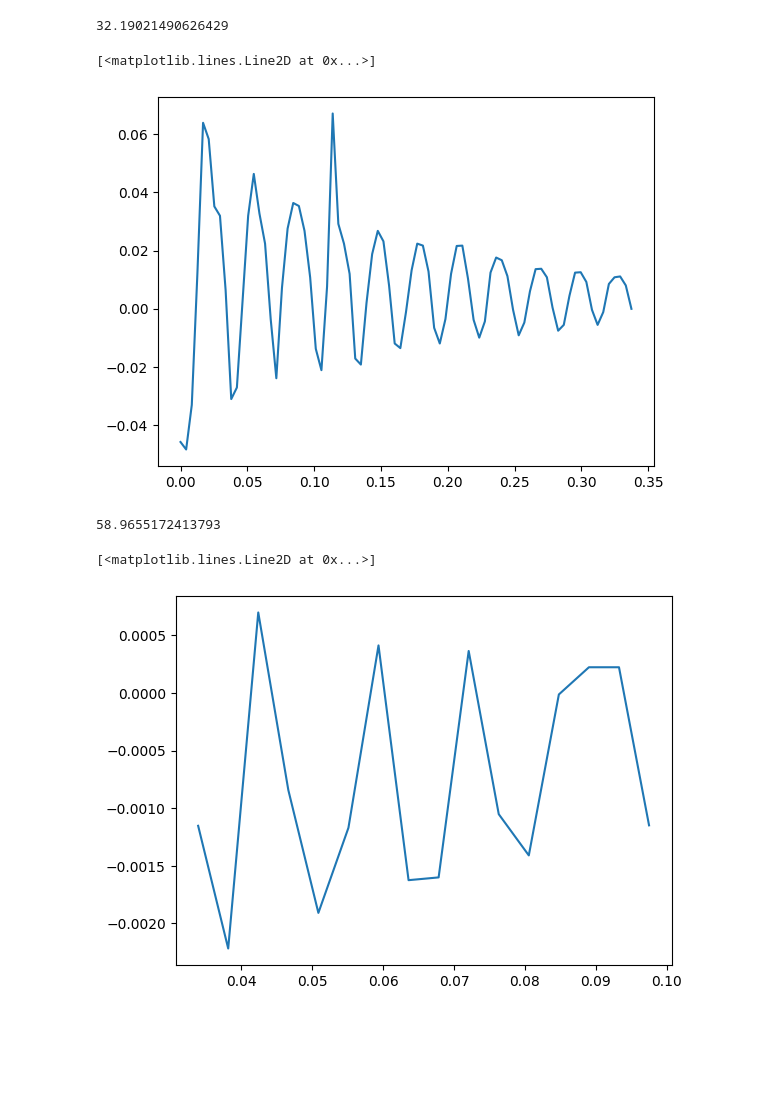
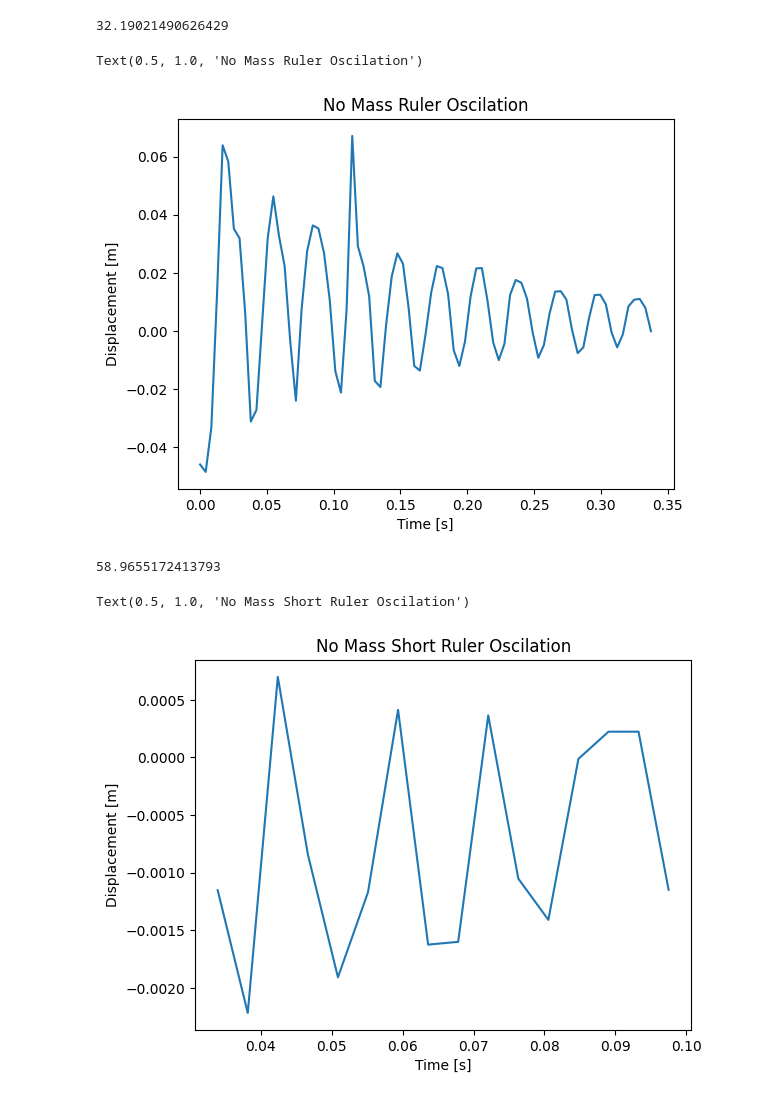
Before and after one commit to The-Josh-Chan/school_projects, a Jupyter notebook: MECH523_Microsystems/data_crunch.ipynb, the cells around one changed output. Drawn from its saved outputs; the diff is of its cells as text; code cells hidden in the pictures; blank space fills up the shorter version.

```diff
--- a/MECH523_Microsystems/data_crunch.ipynb
+++ b/MECH523_Microsystems/data_crunch.ipynb
@@ -36,14 +36,17 @@ def get_time_range(fps, x_data):
 # %%
 # No Mass
 noMass = load_data("NoMass.txt")
 time_range = get_time_range(240, noMass['t'])
 noMass_hz = get_hz(time_range, noMass['y'])
 print(noMass_hz)
 plt.plot(time_range, noMass['y'])
+plt.xlabel("Time [s]")
+plt.ylabel("Displacement [m]")
+plt.title("No Mass Ruler Oscilation")
 # %% [output]
 32.19021490626429
-[<matplotlib.lines.Line2D at 0x...>]
+Text(0.5, 1.0, 'No Mass Ruler Oscilation')
-[figure, old version]
+[figure, new version]
 # %%
 # No Mass
 shortNo = pd.read_csv("ShortNo.txt", delimiter='\t', skiprows=1)
@@ -60,10 +63,13 @@ shortNo_hz = 1/period_time
 # shortNo_hz = get_hz(list(shortNo['ts']), shortNo['y'])
 print(shortNo_hz)
 plt.plot(shortNo['ts'], shortNo['y'])
+plt.xlabel("Time [s]")
+plt.ylabel("Displacement [m]")
+plt.title("No Mass Short Ruler Oscilation")
 # %% [output]
 58.9655172413793
-[<matplotlib.lines.Line2D at 0x...>]
+Text(0.5, 1.0, 'No Mass Short Ruler Oscilation')
-[figure, old version]
+[figure, new version]
 # %%
 # Large Mass
 largeMass = load_data("LargeMass.txt")
```
Also changed, not shown: parts of 2 cells of this notebook, 5 other files.
